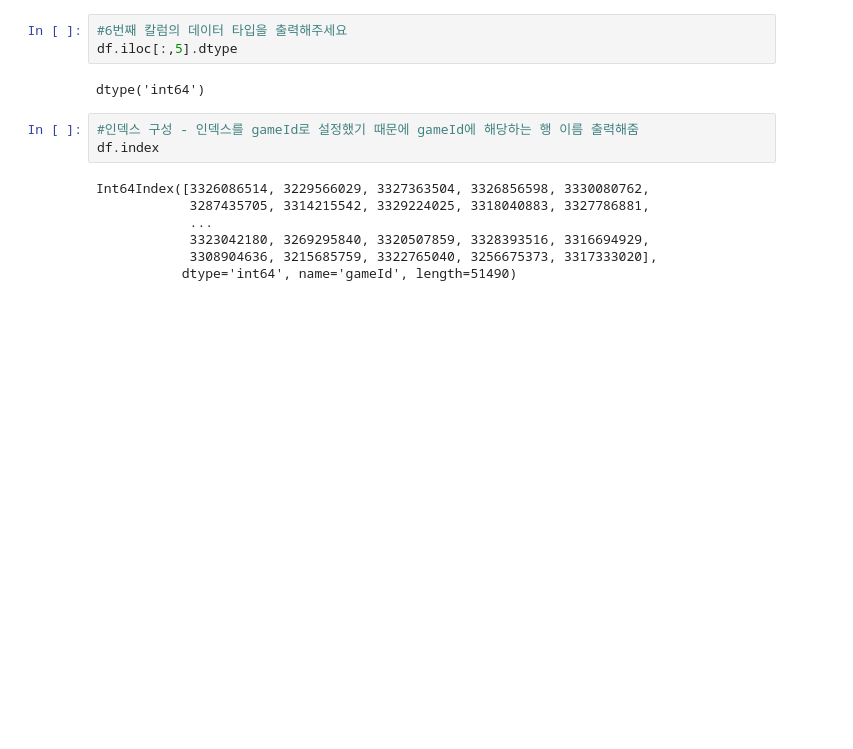
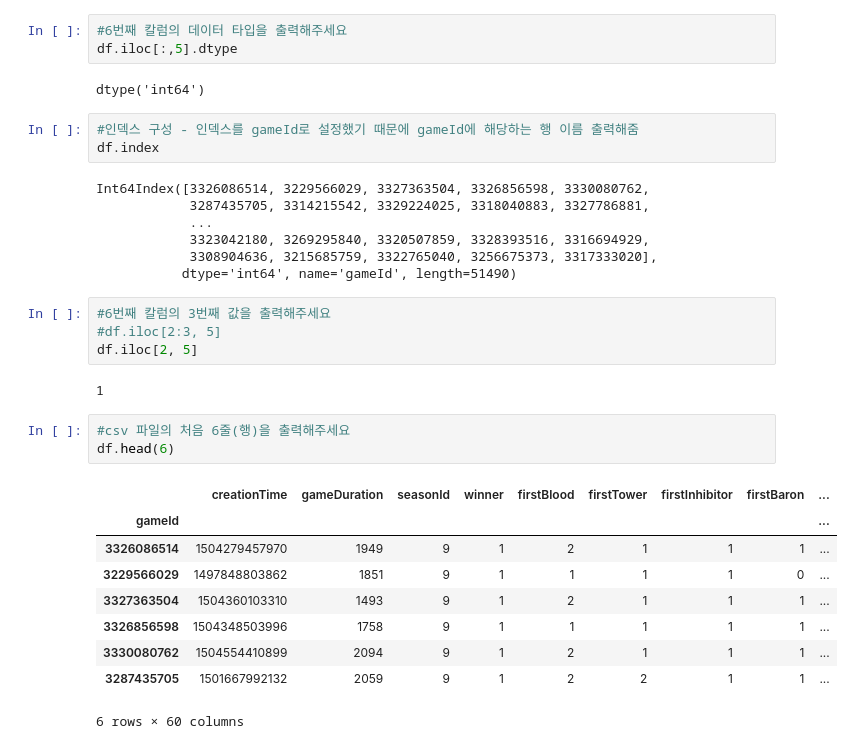
Before and after one commit to eeyeji/Python_Library, a Jupyter notebook: 3일차/games_csv.ipynb, the cells around one changed output. Saved outputs shown, nothing was run; the diff lists cells and outputs as text; blank space fills up the shorter version.

```diff
--- a/3일차/games_csv.ipynb
+++ b/3일차/games_csv.ipynb
@@ -109,3 +109,22 @@ Int64Index([3326086514, 3229566029, 3327363504, 3326856598, 3330080762,
             3323042180, 3269295840, 3320507859, 3328393516, 3316694929,
             3308904636, 3215685759, 3322765040, 3256675373, 3317333020],
            dtype='int64', name='gameId', length=51490)
+# %%
+#6번째 칼럼의 3번째 값을 출력해주세요
+#df.iloc[2:3, 5]
+df.iloc[2, 5]
+# %% [output]
+1
+# %%
+#csv 파일의 처음 6줄(행)을 출력해주세요
+df.head(6)
+# %% [output]
+|  | creationTime | gameDuration | seasonId | winner | firstBlood | firstTower | firstInhibitor | firstBaron | ... |
+| gameId |  |  |  |  |  |  |  |  | ... |
+| 3326086514 | 1504279457970 | 1949 | 9 | 1 | 2 | 1 | 1 | 1 | ... |
+| 3229566029 | 1497848803862 | 1851 | 9 | 1 | 1 | 1 | 1 | 0 | ... |
+| 3327363504 | 1504360103310 | 1493 | 9 | 1 | 2 | 1 | 1 | 1 | ... |
+| 3326856598 | 1504348503996 | 1758 | 9 | 1 | 1 | 1 | 1 | 1 | ... |
+| 3330080762 | 1504554410899 | 2094 | 9 | 1 | 2 | 1 | 1 | 1 | ... |
+| 3287435705 | 1501667992132 | 2059 | 9 | 1 | 2 | 2 | 1 | 1 | ... |
+6 rows × 60 columns
```
Also changed, not shown: parts of 8 cells of this notebook.
